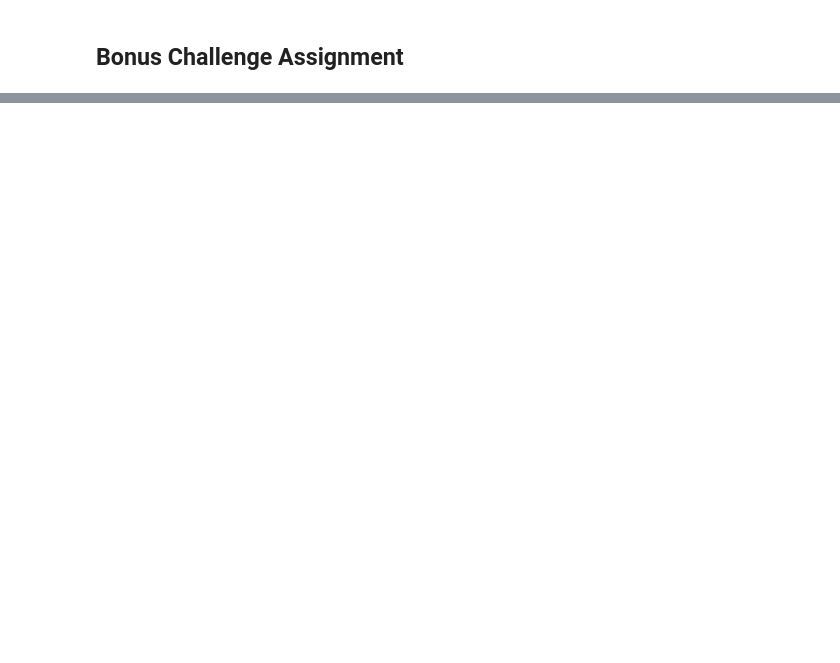
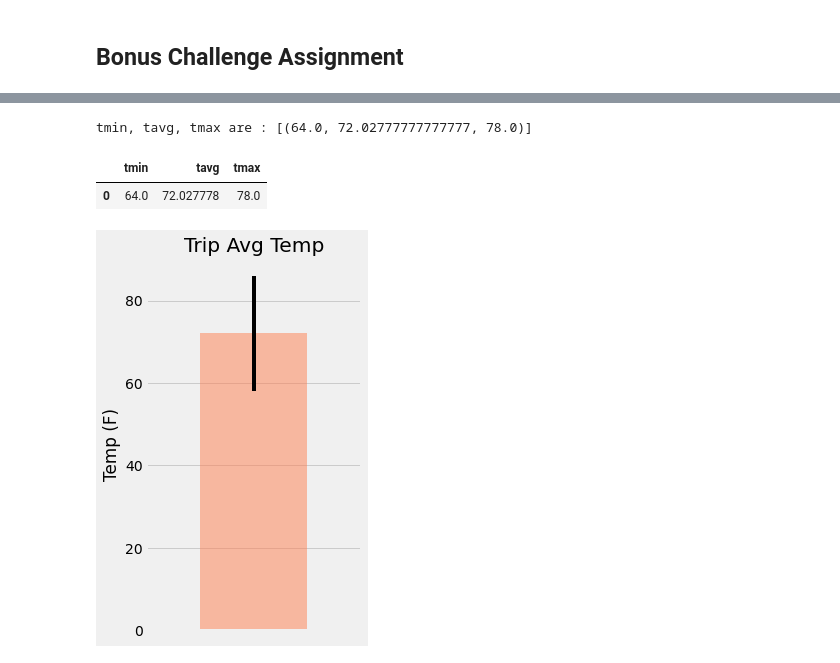
Before and after one commit to MersedehSP/sqlalchemy-challenge, a Jupyter notebook: climate_starter.ipynb, the cells around one changed output, grey strips where cells are left out. Saved outputs shown, nothing was run; the diff lists cells and outputs as text; code cells hidden in the pictures; blank space fills up the shorter version.

```diff
--- a/climate_starter.ipynb
+++ b/climate_starter.ipynb
@@ -228,11 +252,33 @@ print(calc_temps('2012-02-28', '2012-03-05'))
 # %%
 # Use your previous function `calc_temps` to calculate the tmin, tavg, and tmax
 # for your trip using the previous year's data for those same dates.
+
+trip = calc_temps('2017-02-28', '2017-03-05')
+print(f"tmin, tavg, tmax are : {trip}")
+# %% [output]
+tmin, tavg, tmax are : [(64.0, 72.02777777777777, 78.0)]
+# %%
+#for next one -first I need to import the data in a DF
+trip_df = pd.DataFrame(trip, columns=['tmin', 'tavg', 'tmax'])
+trip_df
+# %% [output]
+|  | tmin | tavg | tmax |
+| 0 | 64.0 | 72.027778 | 78.0 |
 # %%
+
 # Plot the results from your previous query as a bar chart.
 # Use "Trip Avg Temp" as your Title
 # Use the average temperature for the y value
 # Use the peak-to-peak (tmax-tmin) value as the y error bar (yerr)
+trip_df.plot.bar(y='tavg', yerr=(trip_df['tmax'] - trip_df['tmin']), title='Trip Avg Temp', color='coral', alpha=0.5, figsize=(4,6))
+plt.xticks(np.arange(1, 1.0))
+plt.ylabel("Temp (F)")
+plt.tight_layout()
+plt.gca().legend_.remove()
+
+plt.show()
+# %% [output]
+[figure, added]
 # %%
 # Calculate the total amount of rainfall per weather station for your trip dates using the previous year's matching dates.
 # Sort this in descending order by precipitation amount and list the station, name, latitude, longitude, and elevation
```
Also changed, not shown: parts of 8 cells of this notebook, 3 other files.
